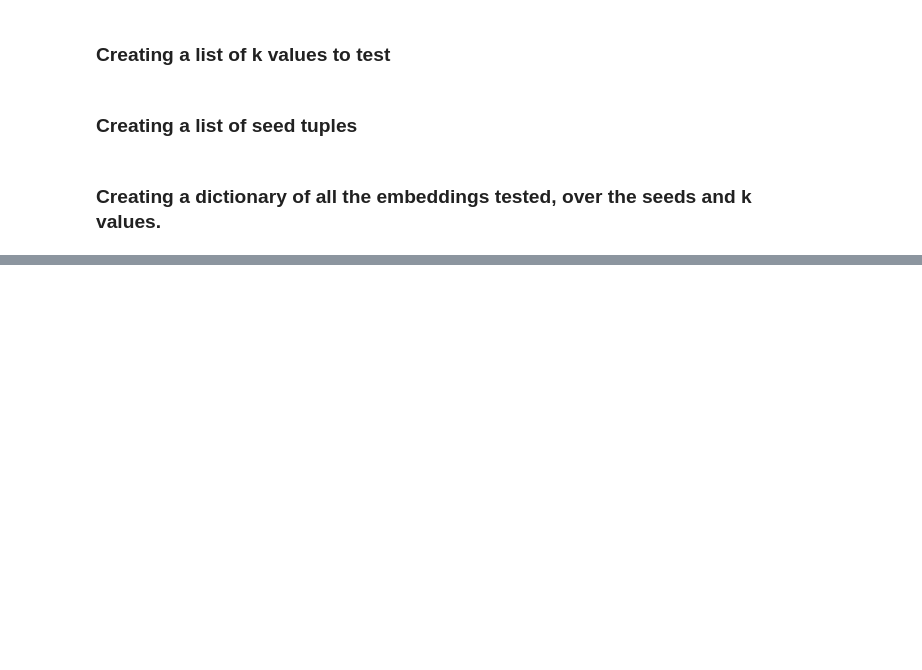
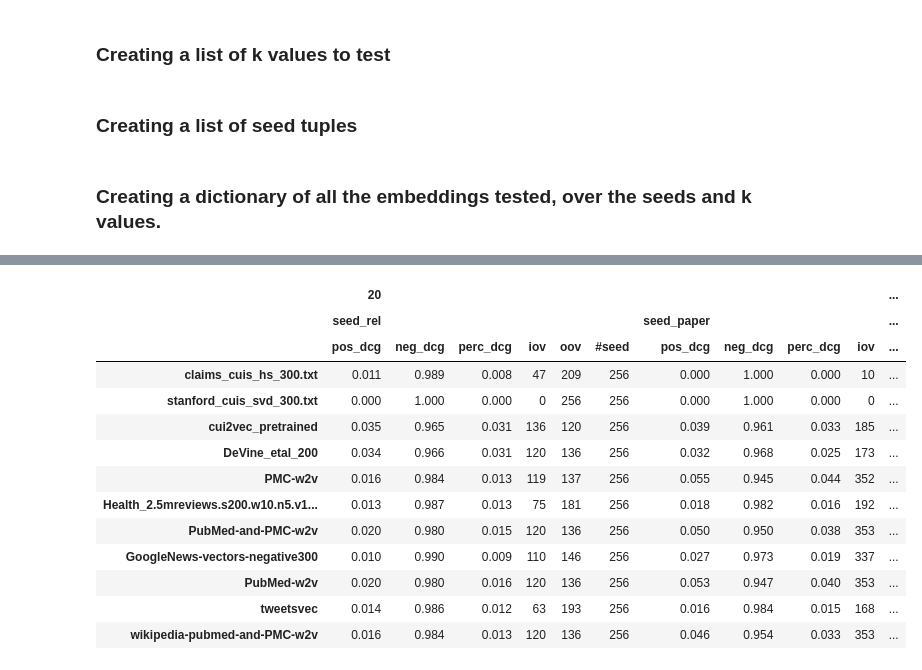
Before and after one commit to SaGiancani/medical-concepts-embeddings, a Jupyter notebook: experimentation.ipynb, the cells around one changed output, grey strips where cells are left out. Saved outputs shown, nothing was run; the diff lists cells and outputs as text; code cells hidden in the pictures; blank space fills up the shorter version.

```diff
--- a/experimentation.ipynb
+++ b/experimentation.ipynb
@@ -701,0 +412,17 @@ utils.inputs_save(tmp, 'Utilities/cardinality_vembs')
+# %%
+df_ks_med[2]
+# %% [output]
+|  | 20 |  |  |  |  |  |  |  |  |  | ... |
+|  | seed_rel |  |  |  |  |  | seed_paper |  |  |  | ... |
+|  | pos_dcg | neg_dcg | perc_dcg | iov | oov | #seed | pos_dcg | neg_dcg | perc_dcg | iov | ... |
+| claims_cuis_hs_300.txt | 0.011 | 0.989 | 0.008 | 47 | 209 | 256 | 0.000 | 1.000 | 0.000 | 10 | ... |
+| stanford_cuis_svd_300.txt | 0.000 | 1.000 | 0.000 | 0 | 256 | 256 | 0.000 | 1.000 | 0.000 | 0 | ... |
+| cui2vec_pretrained | 0.035 | 0.965 | 0.031 | 136 | 120 | 256 | 0.039 | 0.961 | 0.033 | 185 | ... |
+| DeVine_etal_200 | 0.034 | 0.966 | 0.031 | 120 | 136 | 256 | 0.032 | 0.968 | 0.025 | 173 | ... |
+| PMC-w2v | 0.016 | 0.984 | 0.013 | 119 | 137 | 256 | 0.055 | 0.945 | 0.044 | 352 | ... |
+| Health_2.5mreviews.s200.w10.n5.v1... | 0.013 | 0.987 | 0.013 | 75 | 181 | 256 | 0.018 | 0.982 | 0.016 | 192 | ... |
+| PubMed-and-PMC-w2v | 0.020 | 0.980 | 0.015 | 120 | 136 | 256 | 0.050 | 0.950 | 0.038 | 353 | ... |
+| GoogleNews-vectors-negative300 | 0.010 | 0.990 | 0.009 | 110 | 146 | 256 | 0.027 | 0.973 | 0.019 | 337 | ... |
+| PubMed-w2v | 0.020 | 0.980 | 0.016 | 120 | 136 | 256 | 0.053 | 0.947 | 0.040 | 353 | ... |
+| tweetsvec | 0.014 | 0.986 | 0.012 | 63 | 193 | 256 | 0.016 | 0.984 | 0.015 | 168 | ... |
+| wikipedia-pubmed-and-PMC-w2v | 0.016 | 0.984 | 0.013 | 120 | 136 | 256 | 0.046 | 0.954 | 0.033 | 353 | ... |
```
Also changed, not shown: parts of 89 cells of this notebook.
